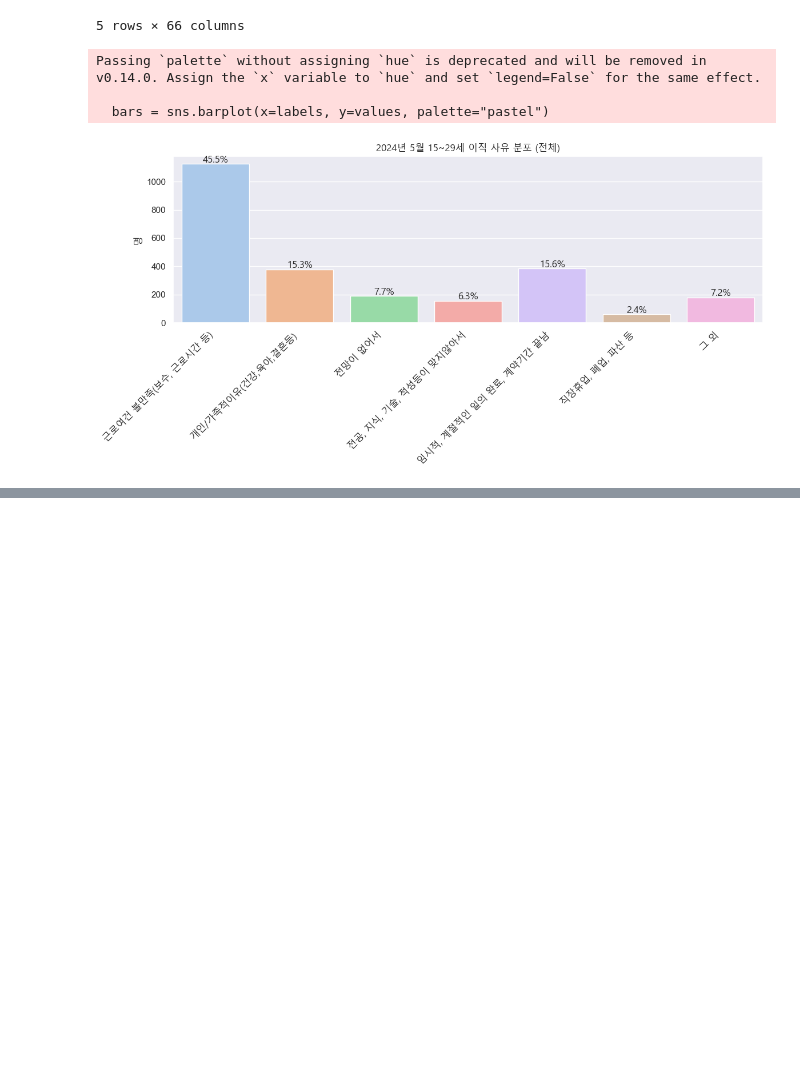
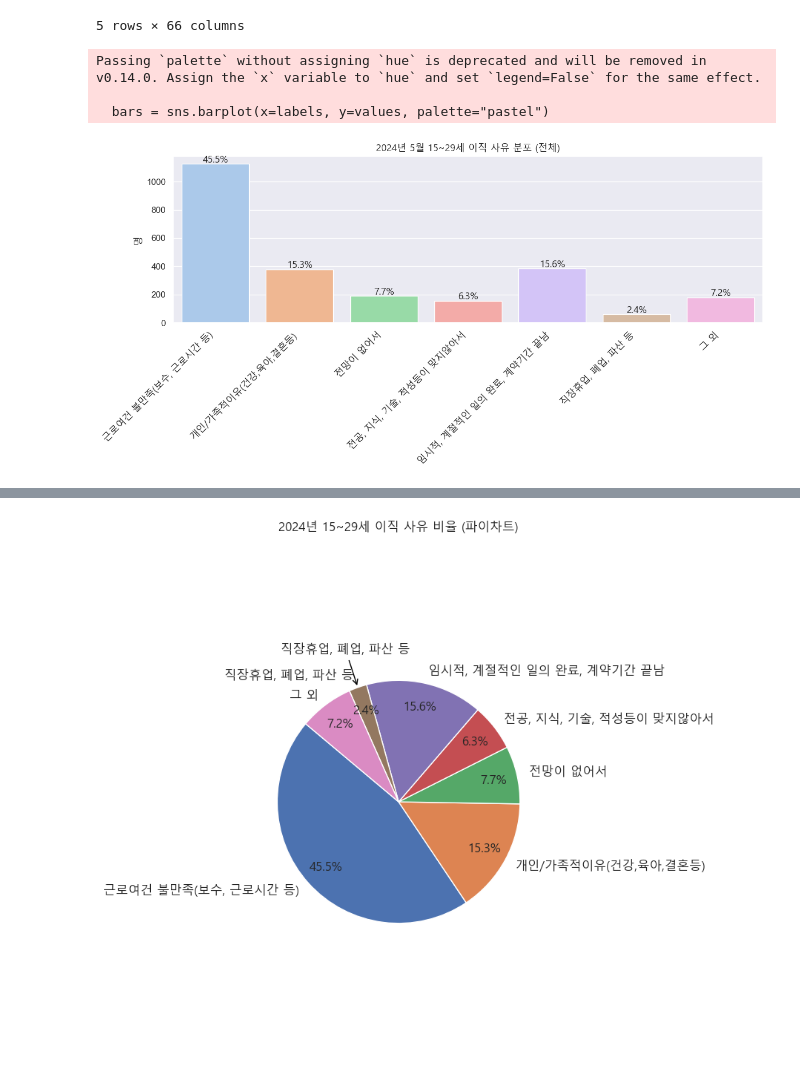
Before and after one commit to byeori-jang/mid_project, a Jupyter notebook: reason.ipynb, the cells around one changed output, grey strips where cells are left out. Cells and saved outputs as stored; diff of their text form; code cells hidden in the pictures; blank space fills up the shorter version.

```diff
--- a/reason.ipynb
+++ b/reason.ipynb
@@ -70,0 +76,54 @@ Passing `palette` without assigning `hue` is deprecated and will be removed in v
+# %%
+import matplotlib.pyplot as plt
+import matplotlib.font_manager as fm
+import numpy as np
+
+# 한글 폰트 설정
+font_path = "C:/Windows/Fonts/malgun.ttf"
+fontprop = fm.FontProperties(fname=font_path)
+
+# 데이터
+labels = df.iloc[0, -7:].values
+values = filtered_df.iloc[0, -7:].astype(int).values
+total = values.sum()
+percentages = values / total * 100
+
+# 파이차트: 전체 퍼센트 표시
+plt.figure(figsize=(8, 8))
+wedges, texts, autotexts = plt.pie(
+    values,
+    labels=labels,
+    autopct='%1.1f%%',
+    startangle=140,
+    textprops={'fontproperties': fontprop},
+    pctdistance=0.8
+)
+
+# 전체 텍스트 한글 폰트 적용
+for t in texts + autotexts:
+    t.set_fontproperties(fontprop)
+
+# 2.4% 조각만 바깥에 화살표 + 커스텀 텍스트 표시
+for i, (p, w) in enumerate(zip(percentages, wedges)):
+    if round(p, 1) == 2.4:
+        angle = (w.theta2 + w.theta1) / 2
+        x = np.cos(np.deg2rad(angle))
+        y = np.sin(np.deg2rad(angle))
+        x_text = 1.3 * x
+        y_text = 1.3 * y
+
+        plt.annotate(
+            "직장휴업, 폐업, 파산 등",
+            xy=(x, y),
+            xytext=(x_text, y_text),
+            arrowprops=dict(arrowstyle='->', color='black'),
+            ha='center',
+            fontproperties=fontprop
+        )
+
+plt.title("2024년 15~29세 이직 사유 비율 (파이차트)", fontproperties=fontprop)
+plt.axis('equal')
+plt.tight_layout()
+plt.show()
+# %% [output]
+[figure, added]
```
Also changed, not shown: parts of 2 cells of this notebook, 2 other files.
